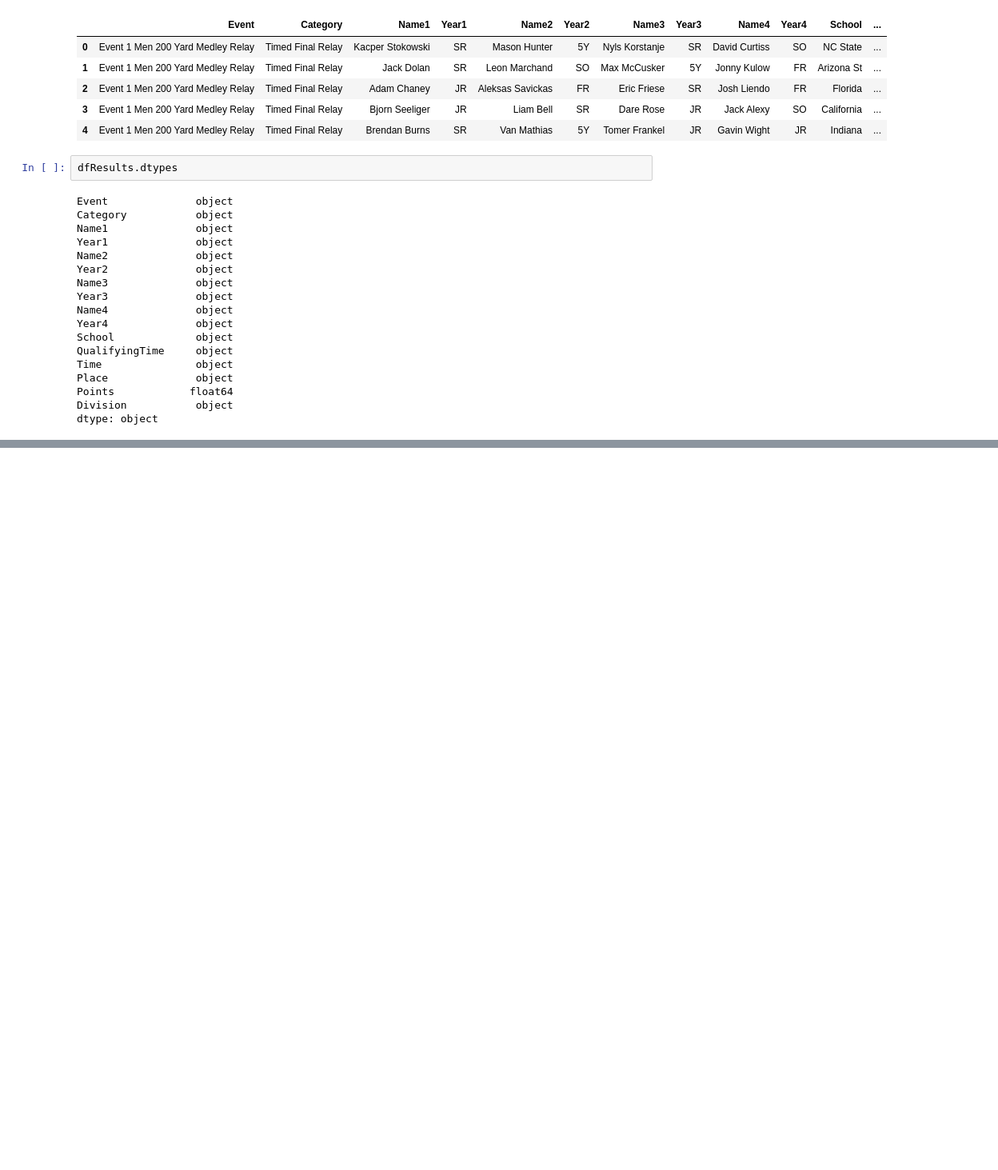
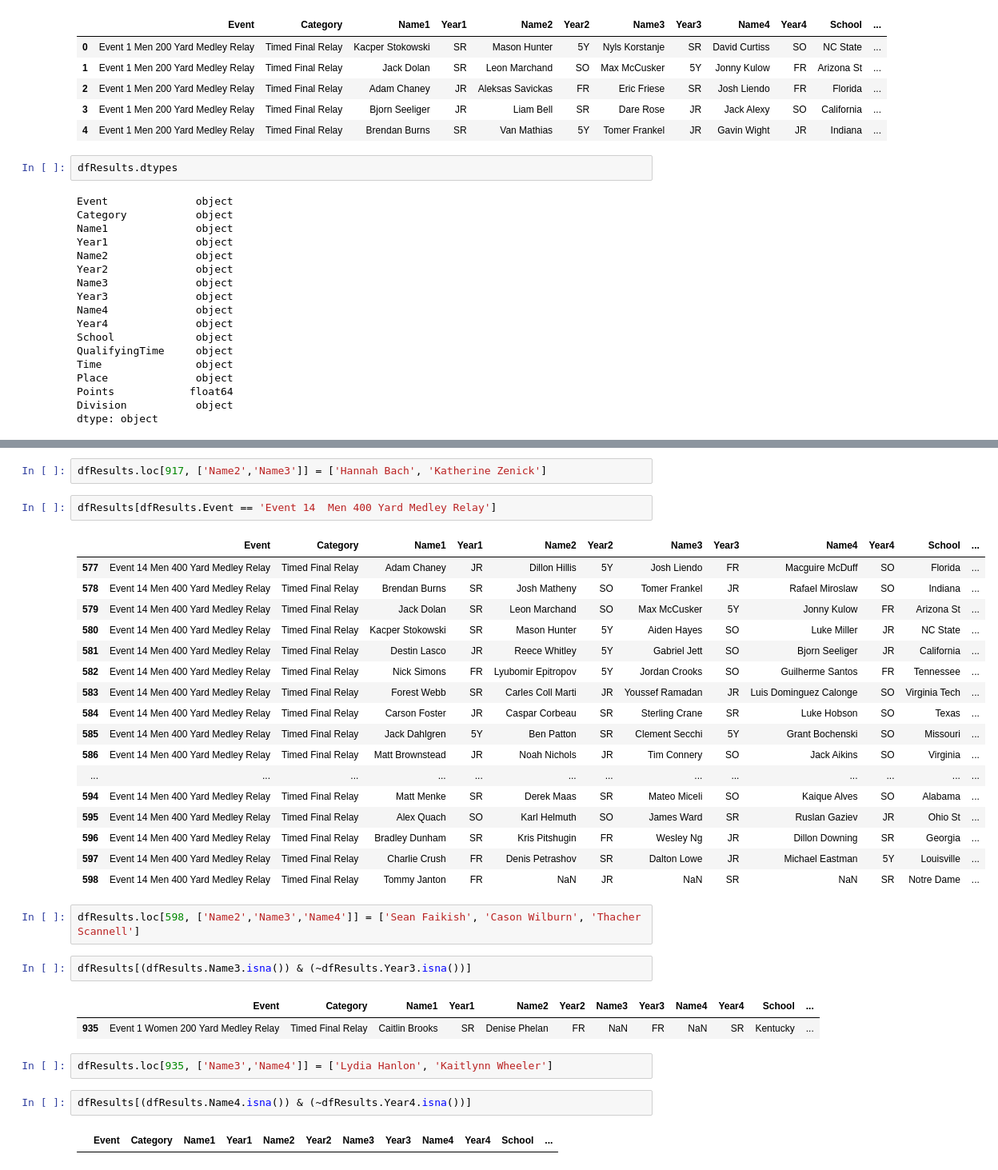
Before and after one commit to sheplock/SwimmingResults, a Jupyter notebook: analyze_NCAA2023.ipynb, the cells around one changed output, grey strips where cells are left out. Shown: that part at 80% size. Drawn from its saved outputs; the diff is of its cells as text; blank space fills up the shorter version.

```diff
--- a/analyze_NCAA2023.ipynb
+++ b/analyze_NCAA2023.ipynb
@@ -144,0 +181,35 @@ dfResults[(dfResults.Time=='DQ') | (dfResults.Time=='DFS')].head(50)
+# %%
+dfResults.loc[917, ['Name2','Name3']] = ['Hannah Bach', 'Katherine Zenick']
+# %%
+dfResults[dfResults.Event == 'Event 14  Men 400 Yard Medley Relay']
+# %% [output]
+|  | Event | Category | Name1 | Year1 | Name2 | Year2 | Name3 | Year3 | Name4 | Year4 | School | ... |
+| 577 | Event 14 Men 400 Yard Medley Relay | Timed Final Relay | Adam Chaney | JR | Dillon Hillis | 5Y | Josh Liendo | FR | Macguire McDuff | SO | Florida | ... |
+| 578 | Event 14 Men 400 Yard Medley Relay | Timed Final Relay | Brendan Burns | SR | Josh Matheny | SO | Tomer Frankel | JR | Rafael Miroslaw | SO | Indiana | ... |
+| 579 | Event 14 Men 400 Yard Medley Relay | Timed Final Relay | Jack Dolan | SR | Leon Marchand | SO | Max McCusker | 5Y | Jonny Kulow | FR | Arizona St | ... |
+| 580 | Event 14 Men 400 Yard Medley Relay | Timed Final Relay | Kacper Stokowski | SR | Mason Hunter | 5Y | Aiden Hayes | SO | Luke Miller | JR | NC State | ... |
+| 581 | Event 14 Men 400 Yard Medley Relay | Timed Final Relay | Destin Lasco | JR | Reece Whitley | 5Y | Gabriel Jett | SO | Bjorn Seeliger | JR | California | ... |
+| 582 | Event 14 Men 400 Yard Medley Relay | Timed Final Relay | Nick Simons | FR | Lyubomir Epitropov | 5Y | Jordan Crooks | SO | Guilherme Santos | FR | Tennessee | ... |
+| 583 | Event 14 Men 400 Yard Medley Relay | Timed Final Relay | Forest Webb | SR | Carles Coll Marti | JR | Youssef Ramadan | JR | Luis Dominguez Calonge | SO | Virginia Tech | ... |
+| 584 | Event 14 Men 400 Yard Medley Relay | Timed Final Relay | Carson Foster | JR | Caspar Corbeau | SR | Sterling Crane | SR | Luke Hobson | SO | Texas | ... |
+| 585 | Event 14 Men 400 Yard Medley Relay | Timed Final Relay | Jack Dahlgren | 5Y | Ben Patton | SR | Clement Secchi | 5Y | Grant Bochenski | SO | Missouri | ... |
+| 586 | Event 14 Men 400 Yard Medley Relay | Timed Final Relay | Matt Brownstead | JR | Noah Nichols | JR | Tim Connery | SO | Jack Aikins | SO | Virginia | ... |
+| ... | ... | ... | ... | ... | ... | ... | ... | ... | ... | ... | ... | ... |
+| 594 | Event 14 Men 400 Yard Medley Relay | Timed Final Relay | Matt Menke | SR | Derek Maas | SR | Mateo Miceli | SO | Kaique Alves | SO | Alabama | ... |
+| 595 | Event 14 Men 400 Yard Medley Relay | Timed Final Relay | Alex Quach | SO | Karl Helmuth | SO | James Ward | SR | Ruslan Gaziev | JR | Ohio St | ... |
+| 596 | Event 14 Men 400 Yard Medley Relay | Timed Final Relay | Bradley Dunham | SR | Kris Pitshugin | FR | Wesley Ng | JR | Dillon Downing | SR | Georgia | ... |
+| 597 | Event 14 Men 400 Yard Medley Relay | Timed Final Relay | Charlie Crush | FR | Denis Petrashov | SR | Dalton Lowe | JR | Michael Eastman | 5Y | Louisville | ... |
+| 598 | Event 14 Men 400 Yard Medley Relay | Timed Final Relay | Tommy Janton | FR | NaN | JR | NaN | SR | NaN | SR | Notre Dame | ... |
+# %%
+dfResults.loc[598, ['Name2','Name3','Name4']] = ['Sean Faikish', 'Cason Wilburn', 'Thacher Scannell']
+# %%
+dfResults[(dfResults.Name3.isna()) & (~dfResults.Year3.isna())]
+# %% [output]
+|  | Event | Category | Name1 | Year1 | Name2 | Year2 | Name3 | Year3 | Name4 | Year4 | School | ... |
+| 935 | Event 1 Women 200 Yard Medley Relay | Timed Final Relay | Caitlin Brooks | SR | Denise Phelan | FR | NaN | FR | NaN | SR | Kentucky | ... |
+# %%
+dfResults.loc[935, ['Name3','Name4']] = ['Lydia Hanlon', 'Kaitlynn Wheeler']
+# %%
+dfResults[(dfResults.Name4.isna()) & (~dfResults.Year4.isna())]
+# %% [output]
+|  | Event | Category | Name1 | Year1 | Name2 | Year2 | Name3 | Year3 | Name4 | Year4 | School | ... |
```
Also changed, not shown: parts of 83 cells of this notebook.
